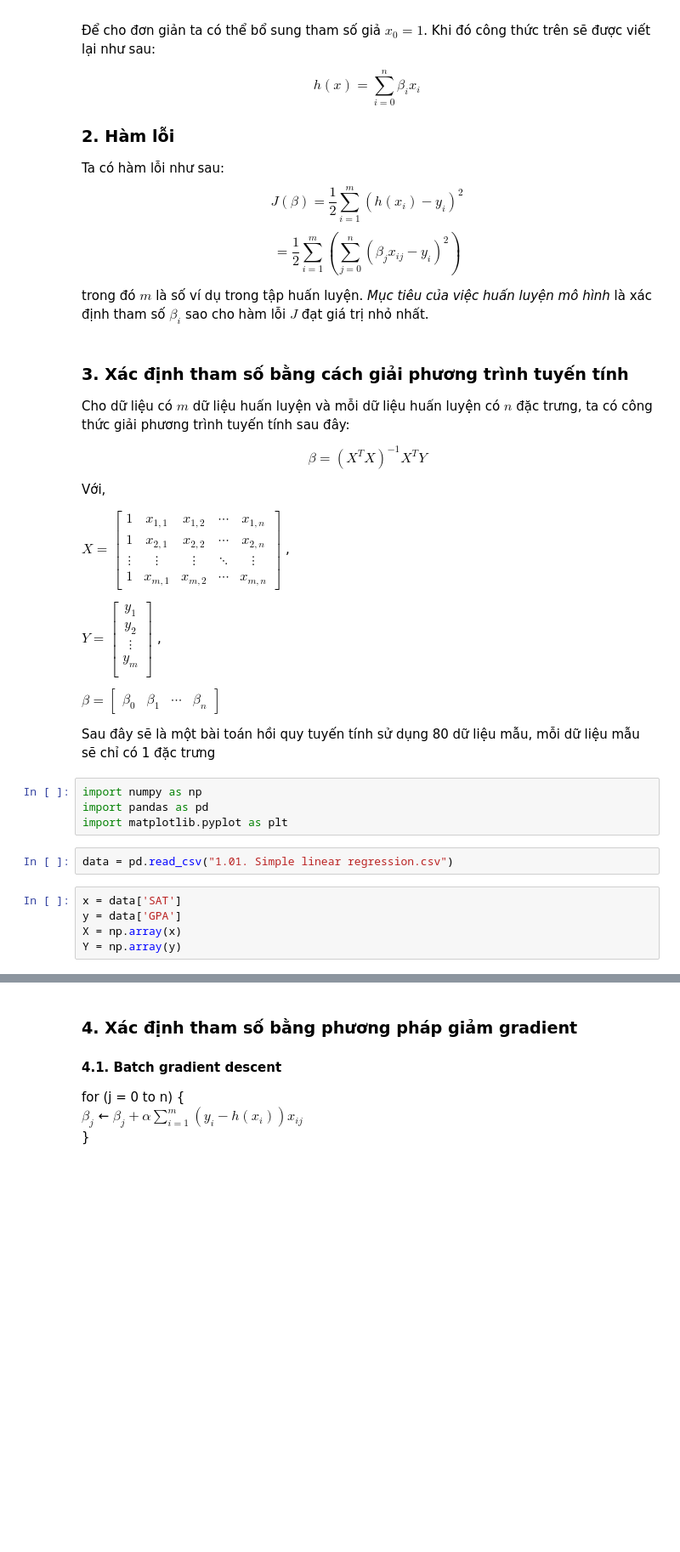
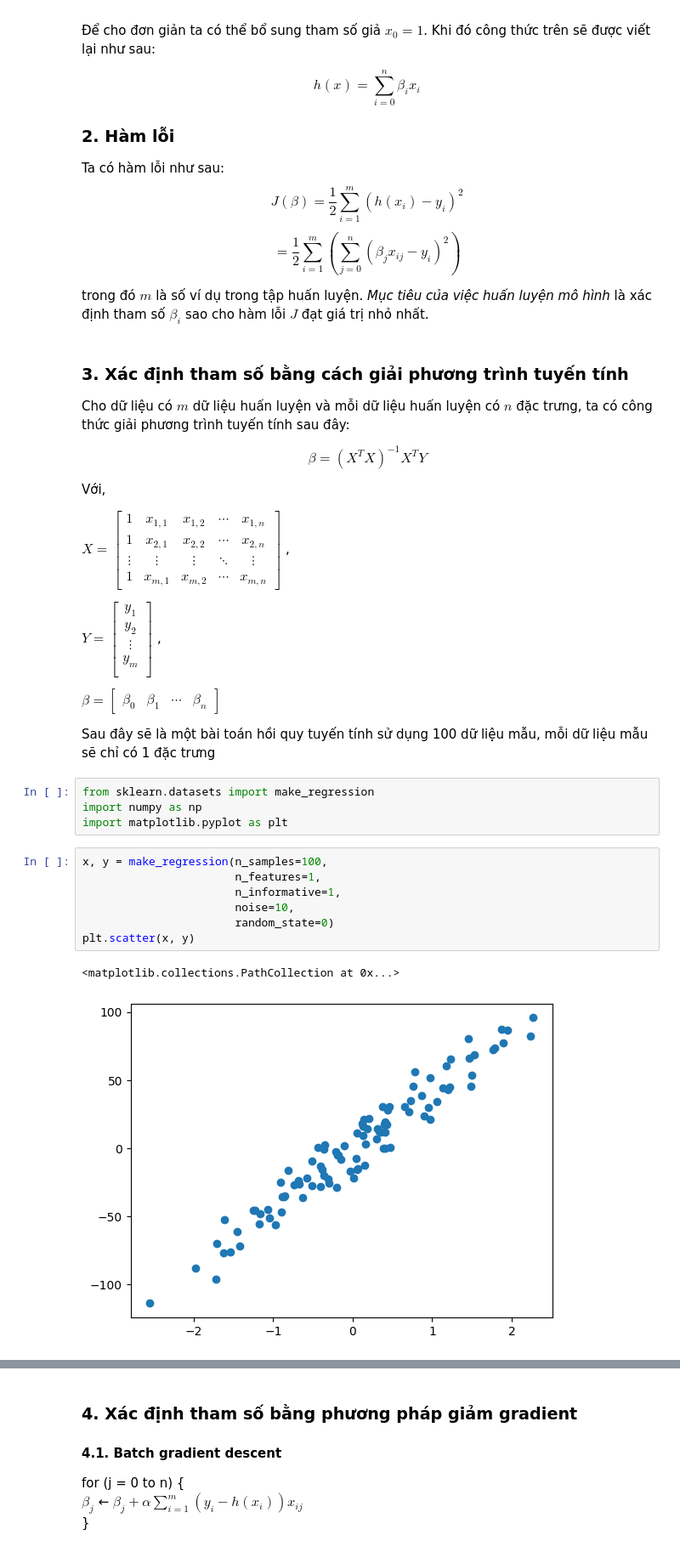
Before and after one commit to nhatthanhnguyen/linear-regression-gradient-descent-demo, a Jupyter notebook: linear-regression.ipynb, the cells around one changed output, grey strips where cells are left out. Shown at 85% size. Cells and saved outputs as stored; diff of their text form; blank space fills up the shorter version.

```diff
--- a/linear-regression.ipynb
+++ b/linear-regression.ipynb
@@ -45,15 +45,18 @@ $\beta =
 \end{bmatrix}
 $
 
-Sau đây sẽ là một bài toán hồi quy tuyến tính sử dụng 80 dữ liệu mẫu, mỗi dữ liệu mẫu sẽ chỉ có 1 đặc trưng
+Sau đây sẽ là một bài toán hồi quy tuyến tính sử dụng 100 dữ liệu mẫu, mỗi dữ liệu mẫu sẽ chỉ có 1 đặc trưng
 # %%
+from sklearn.datasets import make_regression
 import numpy as np
-import pandas as pd
 import matplotlib.pyplot as plt
-# %%
-data = pd.read_csv("1.01. Simple linear regression.csv")
-# %%
-x = data['SAT']
-y = data['GPA']
-X = np.array(x)
-Y = np.array(y)
+# %%
+x, y = make_regression(n_samples=100,
+                       n_features=1,
+                       n_informative=1,
+                       noise=10,
+                       random_state=0)
+plt.scatter(x, y)
+# %% [output]
+<matplotlib.collections.PathCollection at 0x...>
+[figure, added]
```
Also changed, not shown: parts of 21 cells of this notebook, 3 other files.
